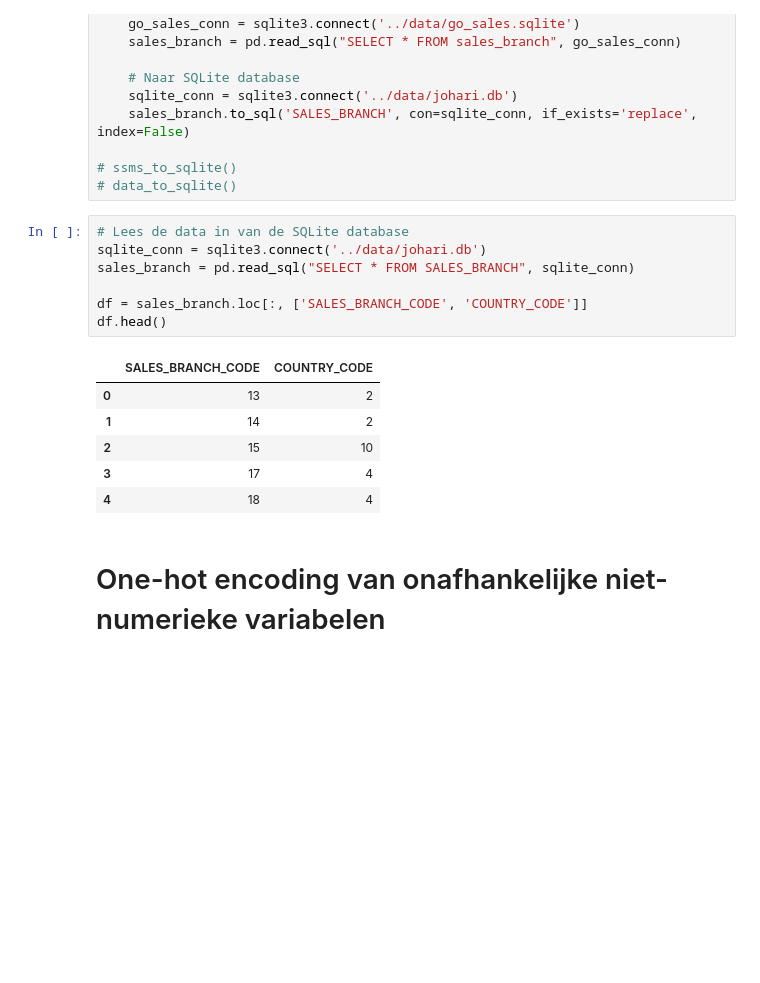
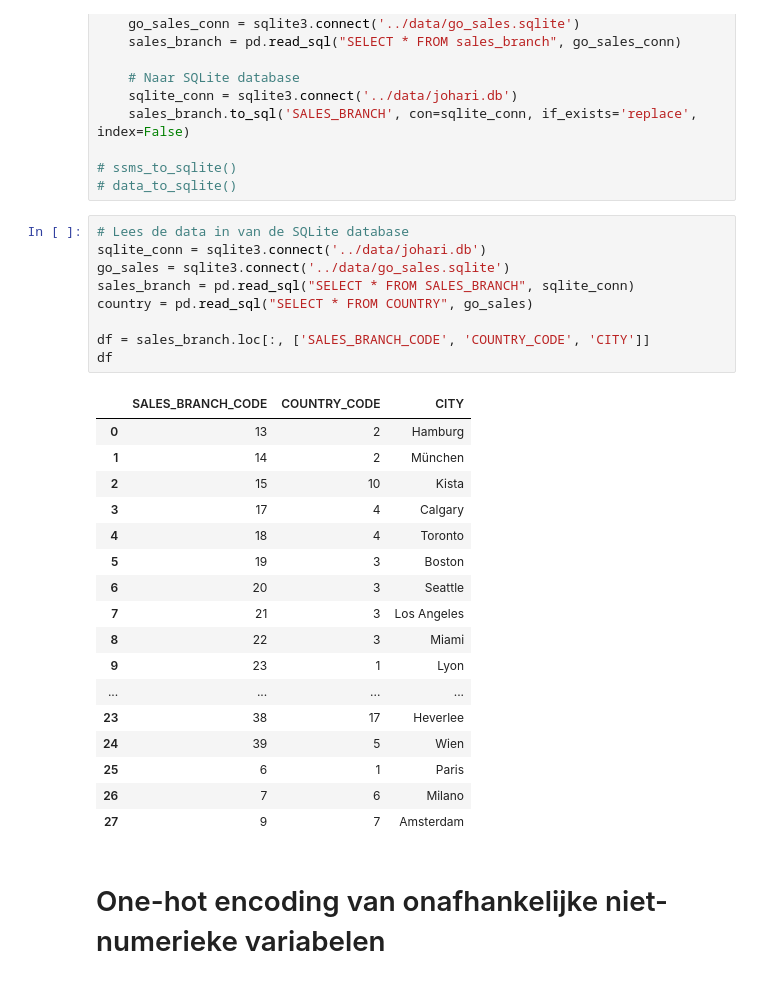
Before and after one commit to NoahGram/Johari_Venster, a Jupyter notebook: week_9/src/PR9-1.ipynb, the cells around one changed output. Cells and saved outputs as stored; diff of their text form; blank space fills up the shorter version.

```diff
--- a/week_9/src/PR9-1.ipynb
+++ b/week_9/src/PR9-1.ipynb
@@ -55,17 +55,30 @@ def data_to_sqlite():
 # %%
 # Lees de data in van de SQLite database
 sqlite_conn = sqlite3.connect('../data/johari.db')
+go_sales = sqlite3.connect('../data/go_sales.sqlite')
 sales_branch = pd.read_sql("SELECT * FROM SALES_BRANCH", sqlite_conn)
+country = pd.read_sql("SELECT * FROM COUNTRY", go_sales)
 
-df = sales_branch.loc[:, ['SALES_BRANCH_CODE', 'COUNTRY_CODE']]
-df.head()
+df = sales_branch.loc[:, ['SALES_BRANCH_CODE', 'COUNTRY_CODE', 'CITY']]
+df
 # %% [output]
-|  | SALES_BRANCH_CODE | COUNTRY_CODE |
-| 0 | 13 | 2 |
-| 1 | 14 | 2 |
-| 2 | 15 | 10 |
-| 3 | 17 | 4 |
-| 4 | 18 | 4 |
+|  | SALES_BRANCH_CODE | COUNTRY_CODE | CITY |
+| 0 | 13 | 2 | Hamburg |
+| 1 | 14 | 2 | München |
+| 2 | 15 | 10 | Kista |
+| 3 | 17 | 4 | Calgary |
+| 4 | 18 | 4 | Toronto |
+| 5 | 19 | 3 | Boston |
+| 6 | 20 | 3 | Seattle |
+| 7 | 21 | 3 | Los Angeles |
+| 8 | 22 | 3 | Miami |
+| 9 | 23 | 1 | Lyon |
+| ... | ... | ... | ... |
+| 23 | 38 | 17 | Heverlee |
+| 24 | 39 | 5 | Wien |
+| 25 | 6 | 1 | Paris |
+| 26 | 7 | 6 | Milano |
+| 27 | 9 | 7 | Amsterdam |
 # %% [markdown]
 # One-hot encoding van onafhankelijke niet-numerieke variabelen
 # %%
```
Also changed, not shown: parts of 5 cells of this notebook.
